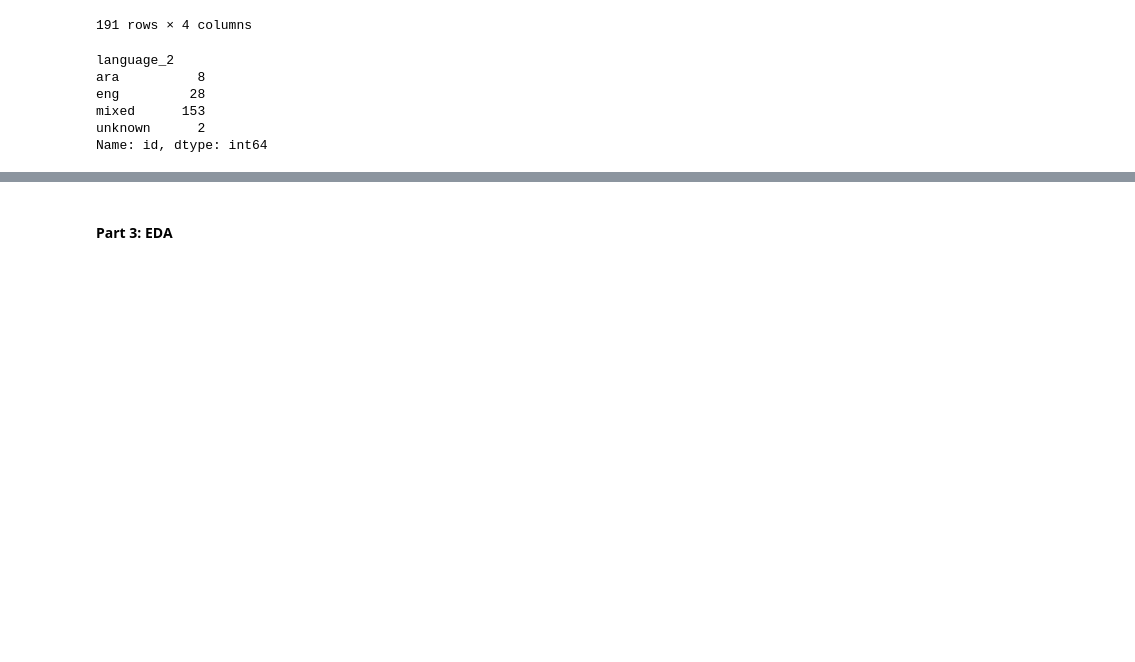
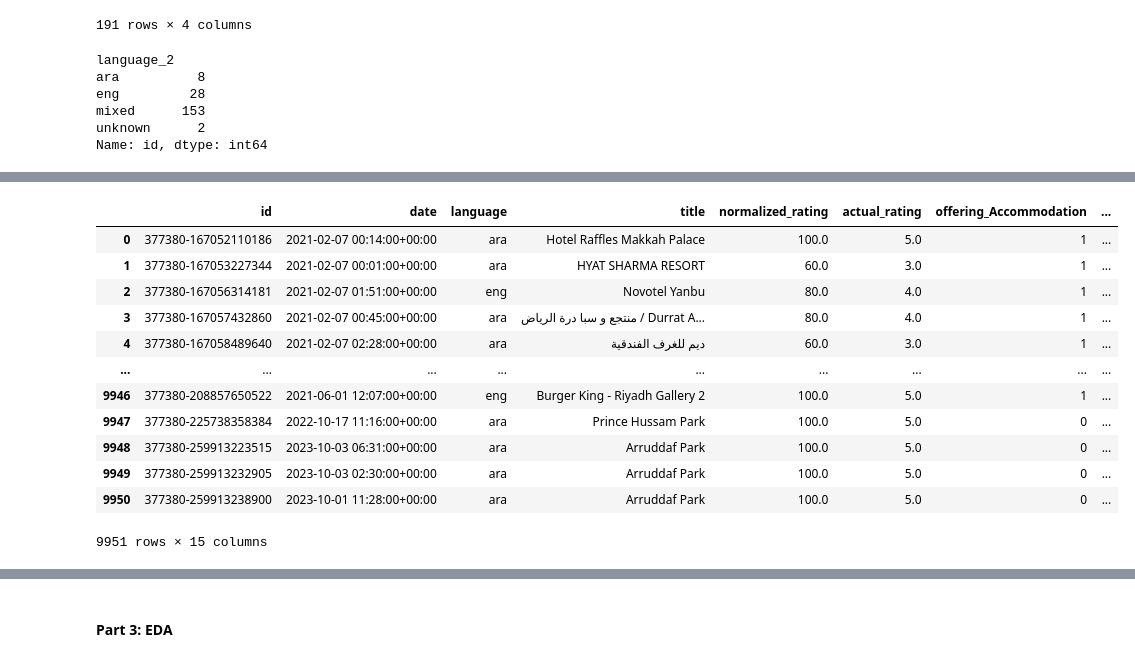
Before and after one commit to jadkrisht98/Artefact_Project, a Jupyter notebook: Final_Notebook.ipynb, the cells around one changed output, grey strips where cells are left out. Saved outputs shown, nothing was run; the diff lists cells and outputs as text; code cells hidden in the pictures; blank space fills up the shorter version.

```diff
--- a/Final_Notebook.ipynb
+++ b/Final_Notebook.ipynb
@@ -722,9 +665,34 @@ for topic_idx, topic in enumerate(lda.components_):
 # %%
 # Create a mapping dictionary after reviewing the keywords for each topic
 topic_to_theme = {
-    1: "Restaurant & Service Experience",
-    2: "Family Outings & Parks",
-    3: "Hotels & Cleanliness",
-    4: "Parks & Value for Money",
-    5: "Religious Sites & Worship"
+    1: "Accommodation & Positive Venue Experience",
+    2: "Food & Dining / Restaurants",
+    3: "Religious / Spiritual & Tranquil Sites",
+    4: "City Amenities & Shopping (Riyadh-focused)",
+    5: "Attractions & Scenic / Heritage Sites"
 }
+
+#Mapping topic with hihgets probability for each review
+doc_topic_dist = lda.transform(X)
+# Get the most probable topic
+most_probable_topic = np.argmax(doc_topic_dist, axis=1) +1
+final_df['lda_topic'] = most_probable_topic
+
+#Mapping the most probable topic to themes
+final_df['theme_LDA'] = final_df['lda_topic'].map(topic_to_theme)
+
+final_df
+# %% [output]
+|  | id | date | language | title | normalized_rating | actual_rating | offering_Accommodation | ... |
+| 0 | 377380-167052110186 | 2021-02-07 00:14:00+00:00 | ara | Hotel Raffles Makkah Palace | 100.0 | 5.0 | 1 | ... |
+| 1 | 377380-167053227344 | 2021-02-07 00:01:00+00:00 | ara | HYAT SHARMA RESORT | 60.0 | 3.0 | 1 | ... |
+| 2 | 377380-167056314181 | 2021-02-07 01:51:00+00:00 | eng | Novotel Yanbu | 80.0 | 4.0 | 1 | ... |
+| 3 | 377380-167057432860 | 2021-02-07 00:45:00+00:00 | ara | منتجع و سبا درة الرياض / Durrat A... | 80.0 | 4.0 | 1 | ... |
+| 4 | 377380-167058489640 | 2021-02-07 02:28:00+00:00 | ara | ديم للغرف الفندقية | 60.0 | 3.0 | 1 | ... |
+| ... | ... | ... | ... | ... | ... | ... | ... | ... |
+| 9946 | 377380-208857650522 | 2021-06-01 12:07:00+00:00 | eng | Burger King - Riyadh Gallery 2 | 100.0 | 5.0 | 1 | ... |
+| 9947 | 377380-225738358384 | 2022-10-17 11:16:00+00:00 | ara | Prince Hussam Park | 100.0 | 5.0 | 0 | ... |
+| 9948 | 377380-259913223515 | 2023-10-03 06:31:00+00:00 | ara | Arruddaf Park | 100.0 | 5.0 | 0 | ... |
+| 9949 | 377380-259913232905 | 2023-10-03 02:30:00+00:00 | ara | Arruddaf Park | 100.0 | 5.0 | 0 | ... |
+| 9950 | 377380-259913238900 | 2023-10-01 11:28:00+00:00 | ara | Arruddaf Park | 100.0 | 5.0 | 0 | ... |
+9951 rows × 15 columns
```
Also changed, not shown: parts of 22 cells of this notebook.
